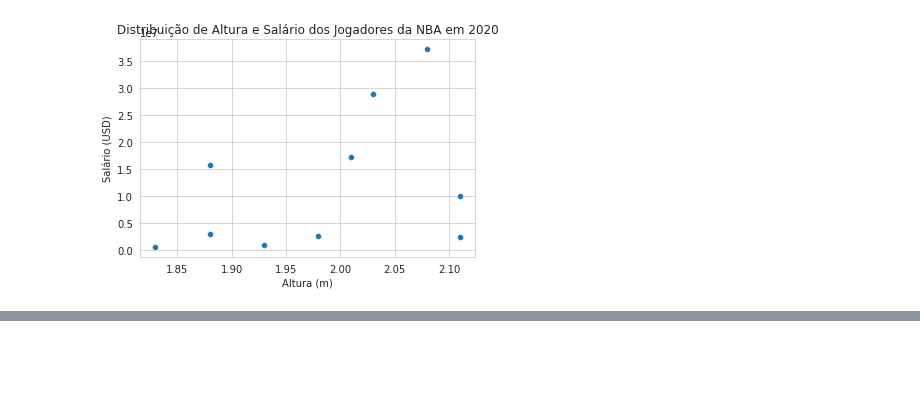
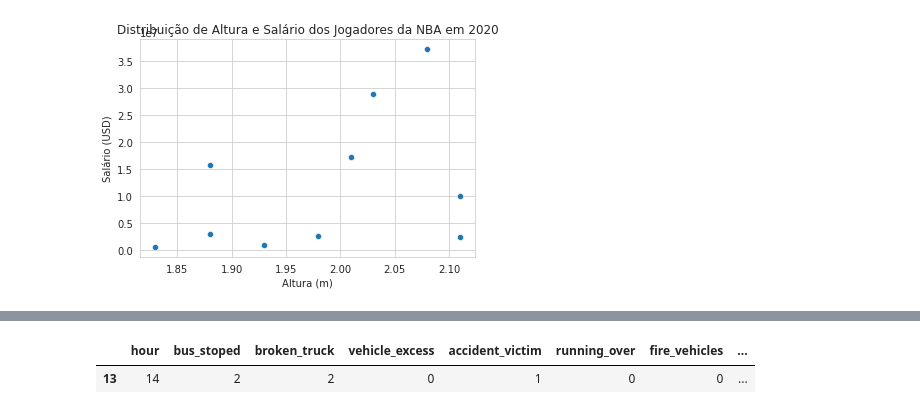
Before and after one commit to vinigm/Estudos, a Jupyter notebook: Matematica_e_Estatistica.ipynb, the cells around one changed output, grey strips where cells are left out. Drawn from its saved outputs; the diff is of its cells as text; code cells hidden in the pictures; blank space fills up the shorter version.

```diff
--- a/Matematica_e_Estatistica.ipynb
+++ b/Matematica_e_Estatistica.ipynb
@@ -551,0 +580,5 @@ with sns.axes_style('whitegrid'):
+# %%
+df.iloc[[13]]
+# %% [output]
+|  | hour | bus_stoped | broken_truck | vehicle_excess | accident_victim | running_over | fire_vehicles | ... |
+| 13 | 14 | 2 | 2 | 0 | 1 | 0 | 0 | ... |
```
Also changed, not shown: parts of 5 cells of this notebook.
